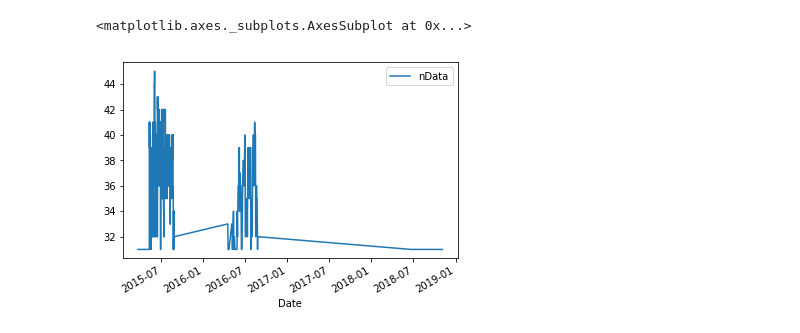
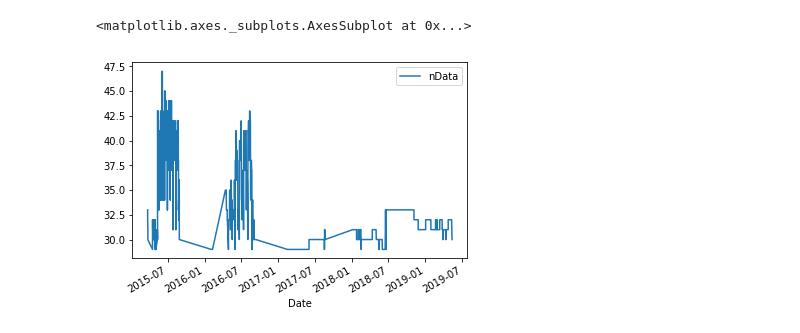
Before and after one commit to srenoes/ShortCut-HSL-group-work, a Jupyter notebook: renoes/Untitled.ipynb, the cells around one changed output. Drawn from its saved outputs; the diff is of its cells as text; code cells hidden in the pictures.

Commit message:
new file:   kjflkgjfdlkg/ljsdlkfjsf.docx 	modified:   renoes/ALL_Bikers.ipynb 	modified:   renoes/All_bikers.csv 	modified:   renoes/Untitled.ipynb

```diff
--- a/renoes/Untitled.ipynb
+++ b/renoes/Untitled.ipynb
@@ -64,5 +64,5 @@ cIndex_Helsinki=pd.Index(['Auroransilta', 'Etelaesplanadi', 'Huopalahti (station
 # %%
-ALL_Bikers.loc[ALL_Bikers.nData>30].plot(y='nData')
+ALL_Bikers.loc[ALL_Bikers.nData>=25].plot(y='nData')
 # %% [output]
 <matplotlib.axes._subplots.AxesSubplot at 0x...>
-[figure, old version]
+[figure, new version]
```
Also changed, not shown: parts of 6 cells of this notebook, 2 other files.
